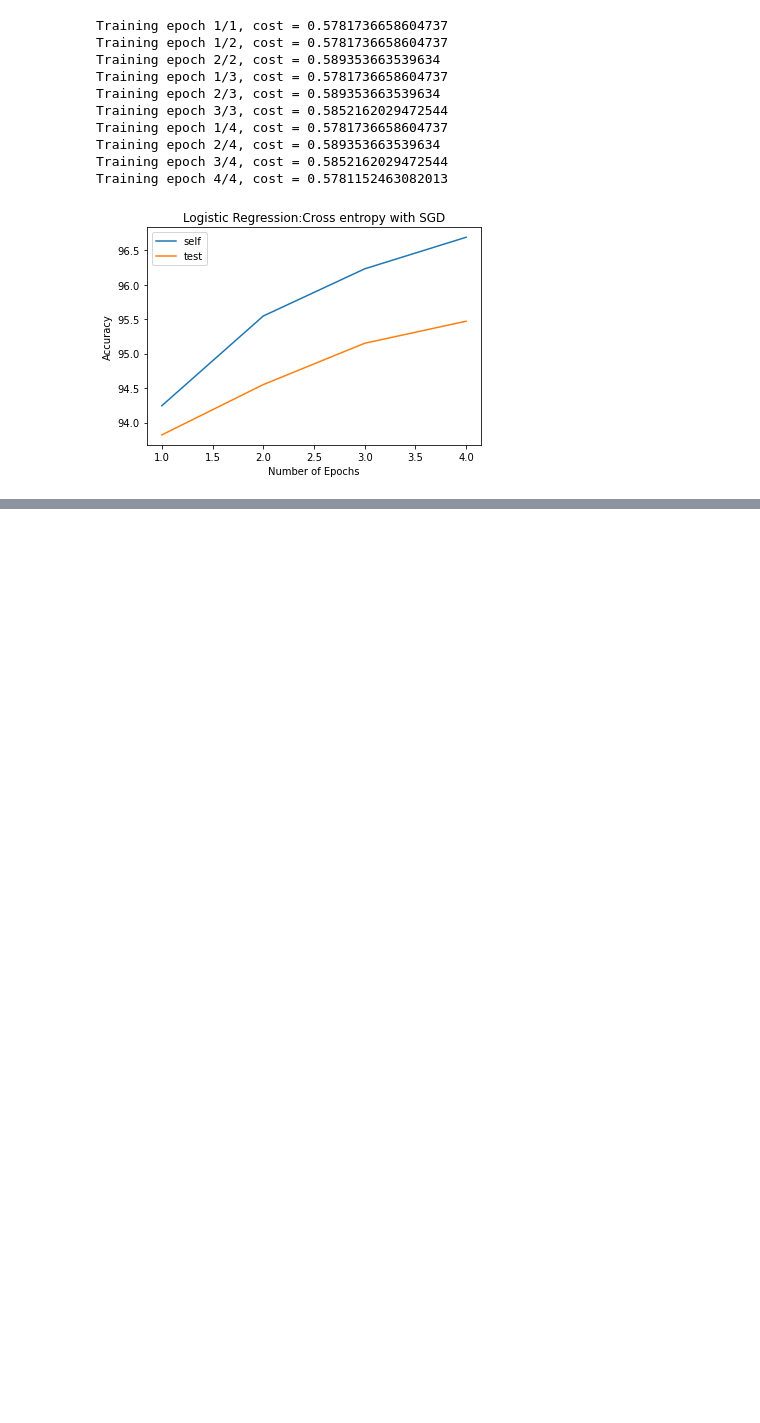
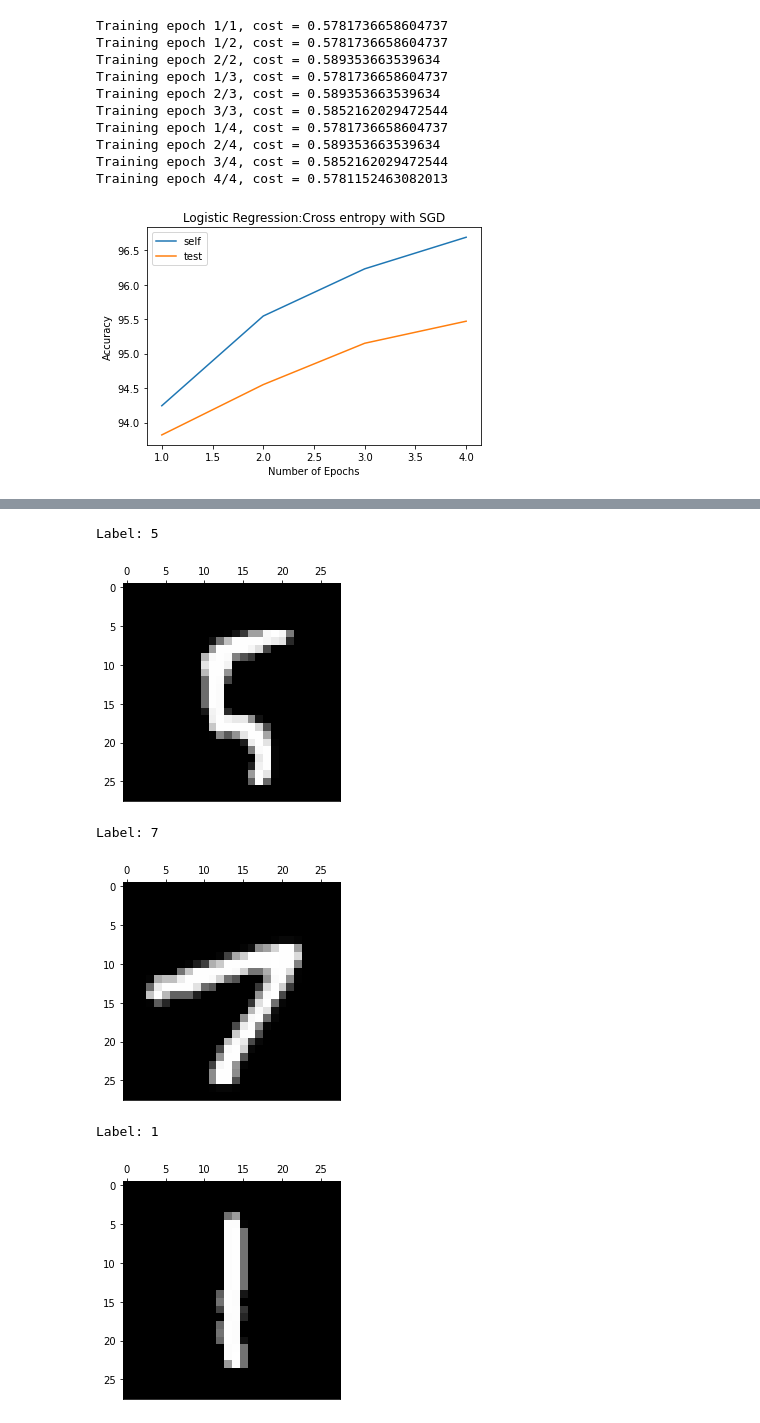
Before and after one commit to Younhong/JoyAIx, a Jupyter notebook: younhong/practice/week11.ipynb, the cells around one changed output, grey strips where cells are left out. Cells and saved outputs as stored; diff of their text form; code cells hidden in the pictures; blank space fills up the shorter version.

```diff
--- a/younhong/practice/week11.ipynb
+++ b/younhong/practice/week11.ipynb
@@ -165,0 +213,14 @@ print(X_std[0])
+# %%
+import joy
+n_th = 100
+(X,y), (Xt, yt) = joy.load_mnist(flatten=False)
+for i,yi in enumerate(y[n_th:n_th+3]):
+    print('Label:', y[n_th + i])
+    joy.show_mnist(X[n_th + i])
+# %% [output]
+Label: 5
+[figure, added]
+Label: 7
+[figure, added]
+Label: 1
+[figure, added]
```
Also changed, not shown: parts of 12 cells of this notebook, 2 other files.
